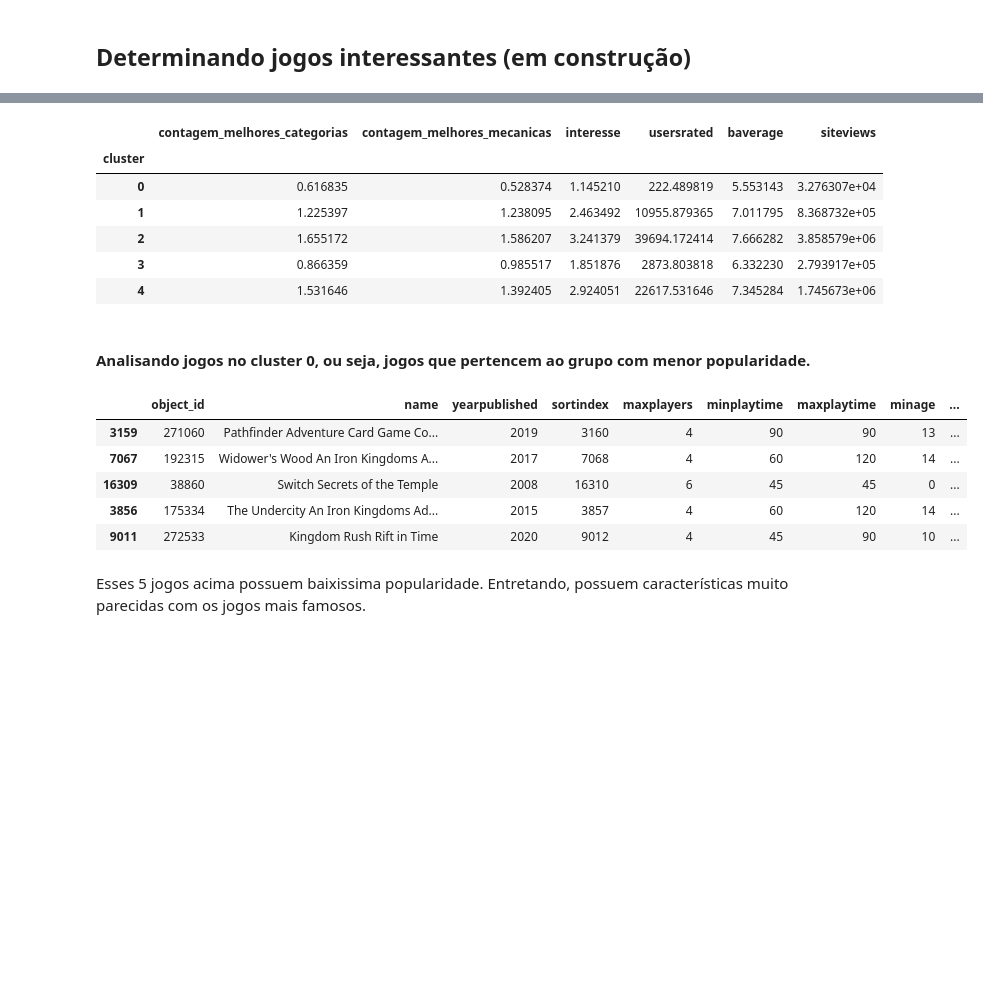
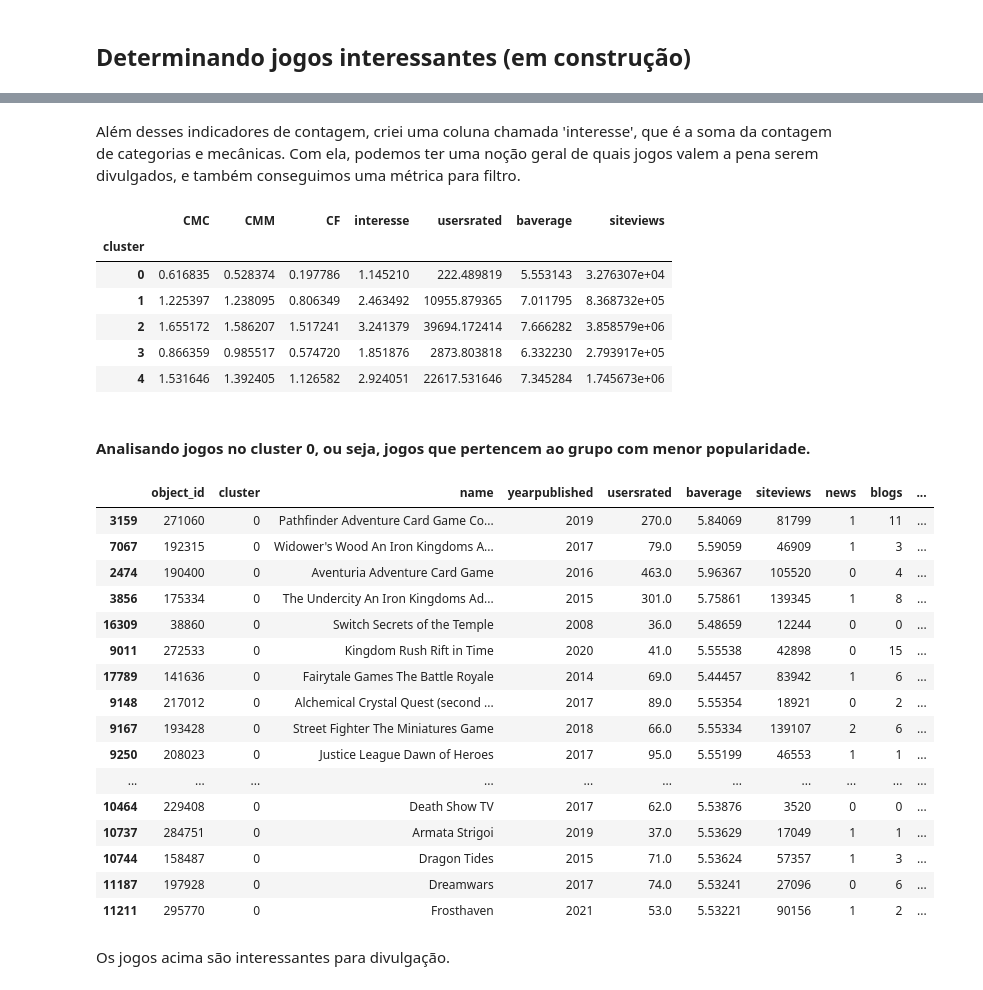
Before and after one commit to enzo-giannoni/Treinamento-1, a Jupyter notebook: storytelling-enzo.ipynb, the cells around one changed output, grey strips where cells are left out. Drawn from its saved outputs; the diff is of its cells as text; code cells hidden in the pictures; blank space fills up the shorter version.

```diff
--- a/storytelling-enzo.ipynb
+++ b/storytelling-enzo.ipynb
@@ -349,7 +372,9 @@ A idéia é verificar quantas categorias e mecânicas dos jogos estão dentre as
 # Pegando as 6 melhores categorias e 4 melhores mecanicas
 melhores_categorias = category_count2e4['feature'].head(6).copy()
 melhores_mecanicas = mechanic_count2e4['feature'].head(4).copy()
+melhores_familias = family_count2e4['feature'].head(10).copy()
 # %%
+# Funções de contagem
 def conta_melhores_categorias(features: list) -> int:
     contador = 0
     for feature in features:
@@ -363,7 +388,17 @@ def conta_melhores_mecanicas(features: list) -> int:
         if feature in melhores_mecanicas.to_list():
             contador += 1
     return contador
+
+def conta_melhores_familias(features: list) -> int:
+    contador = 0
+    for feature in features:
+        if feature in melhores_familias.to_list():
+            contador += 1
+    return contador
 # %%
-df_filtrado['contagem_melhores_categorias'] = df_filtrado['boardgamecategory'].apply(conta_melhores_categorias)
-df_filtrado['contagem_melhores_mecanicas'] = df_filtrado['boardgamemechanic'].apply(conta_melhores_mecanicas)
+# Criando colunas de contagem,  e uma colunas de interesse, que é a soma das duas contagens.
+df_filtrado['CMC'] = df_filtrado['boardgamecategory'].apply(conta_melhores_categorias)
+df_filtrado['CMM'] = df_filtrado['boardgamemechanic'].apply(conta_melhores_mecanicas)
+df_filtrado['CF'] = df_filtrado['boardgamefamily'].apply(conta_melhores_familias)
+
 df_filtrado['interesse'] = df_filtrado['contagem_melhores_categorias'] + df_filtrado['contagem_melhores_mecanicas']
@@ -370,23 +413,40 @@ df_filtrado['interesse'] = df_filtrado['contagem_melhores_categorias'] + df_filt
+# %% [markdown]
+Além desses indicadores de contagem, criei uma coluna chamada 'interesse', que é a soma da contagem de categorias e mecânicas. Com ela, podemos ter uma noção geral de quais jogos valem a pena serem divulgados, e também conseguimos uma métrica para filtro.
 # %%
-df_filtrado[['contagem_melhores_categorias', 'contagem_melhores_mecanicas', 'interesse', 'usersrated', 'cluster', 'baverage', 'siteviews']].groupby(by=['cluster']).mean()
+df_filtrado[['CMC', 'CMM', 'CF', 'interesse', 'usersrated', 'cluster', 'baverage', 'siteviews']].groupby(by=['cluster']).mean()
 # %% [output]
-|  | contagem_melhores_categorias | contagem_melhores_mecanicas | interesse | usersrated | baverage | siteviews |
-| cluster |  |  |  |  |  |  |
-| 0 | 0.616835 | 0.528374 | 1.145210 | 222.489819 | 5.553143 | 3.276307e+04 |
-| 1 | 1.225397 | 1.238095 | 2.463492 | 10955.879365 | 7.011795 | 8.368732e+05 |
-| 2 | 1.655172 | 1.586207 | 3.241379 | 39694.172414 | 7.666282 | 3.858579e+06 |
-| 3 | 0.866359 | 0.985517 | 1.851876 | 2873.803818 | 6.332230 | 2.793917e+05 |
-| 4 | 1.531646 | 1.392405 | 2.924051 | 22617.531646 | 7.345284 | 1.745673e+06 |
+|  | CMC | CMM | CF | interesse | usersrated | baverage | siteviews |
+| cluster |  |  |  |  |  |  |  |
+| 0 | 0.616835 | 0.528374 | 0.197786 | 1.145210 | 222.489819 | 5.553143 | 3.276307e+04 |
+| 1 | 1.225397 | 1.238095 | 0.806349 | 2.463492 | 10955.879365 | 7.011795 | 8.368732e+05 |
+| 2 | 1.655172 | 1.586207 | 1.517241 | 3.241379 | 39694.172414 | 7.666282 | 3.858579e+06 |
+| 3 | 0.866359 | 0.985517 | 0.574720 | 1.851876 | 2873.803818 | 6.332230 | 2.793917e+05 |
+| 4 | 1.531646 | 1.392405 | 1.126582 | 2.924051 | 22617.531646 | 7.345284 | 1.745673e+06 |
 # %% [markdown]
 #### Analisando jogos no cluster 0, ou seja, jogos que pertencem ao grupo com menor popularidade.
+# %%
+colunas_finais = ['object_id', 'cluster', 'name', 'yearpublished', 'usersrated', 'baverage', 'siteviews', 'news', 'blogs', 'weblink', 'podcast'
+                  , 'CMC', 'CMM', 'CF', 'interesse']
+df_analise_final = df_filtrado[colunas_finais].copy()
 # %%
-df_filtrado.query('cluster == 0').sort_values(by=['interesse'], ascending=False).head()
+df_analise_final.query('cluster == 0 & baverage >= 5 & interesse >= 6').sort_values(by=['interesse'], ascending=False).head(20)
 # %% [output]
-|  | object_id | name | yearpublished | sortindex | maxplayers | minplaytime | maxplaytime | minage | ... |
-| 3159 | 271060 | Pathfinder Adventure Card Game Co... | 2019 | 3160 | 4 | 90 | 90 | 13 | ... |
-| 7067 | 192315 | Widower's Wood An Iron Kingdoms A... | 2017 | 7068 | 4 | 60 | 120 | 14 | ... |
-| 16309 | 38860 | Switch Secrets of the Temple | 2008 | 16310 | 6 | 45 | 45 | 0 | ... |
-| 3856 | 175334 | The Undercity An Iron Kingdoms Ad... | 2015 | 3857 | 4 | 60 | 120 | 14 | ... |
-| 9011 | 272533 | Kingdom Rush Rift in Time | 2020 | 9012 | 4 | 45 | 90 | 10 | ... |
+|  | object_id | cluster | name | yearpublished | usersrated | baverage | siteviews | news | blogs | ... |
+| 3159 | 271060 | 0 | Pathfinder Adventure Card Game Co... | 2019 | 270.0 | 5.84069 | 81799 | 1 | 11 | ... |
+| 7067 | 192315 | 0 | Widower's Wood An Iron Kingdoms A... | 2017 | 79.0 | 5.59059 | 46909 | 1 | 3 | ... |
+| 2474 | 190400 | 0 | Aventuria Adventure Card Game | 2016 | 463.0 | 5.96367 | 105520 | 0 | 4 | ... |
+| 3856 | 175334 | 0 | The Undercity An Iron Kingdoms Ad... | 2015 | 301.0 | 5.75861 | 139345 | 1 | 8 | ... |
+| 16309 | 38860 | 0 | Switch Secrets of the Temple | 2008 | 36.0 | 5.48659 | 12244 | 0 | 0 | ... |
+| 9011 | 272533 | 0 | Kingdom Rush Rift in Time | 2020 | 41.0 | 5.55538 | 42898 | 0 | 15 | ... |
+| 17789 | 141636 | 0 | Fairytale Games The Battle Royale | 2014 | 69.0 | 5.44457 | 83942 | 1 | 6 | ... |
+| 9148 | 217012 | 0 | Alchemical Crystal Quest (second ... | 2017 | 89.0 | 5.55354 | 18921 | 0 | 2 | ... |
+| 9167 | 193428 | 0 | Street Fighter The Miniatures Game | 2018 | 66.0 | 5.55334 | 139107 | 2 | 6 | ... |
+| 9250 | 208023 | 0 | Justice League Dawn of Heroes | 2017 | 95.0 | 5.55199 | 46553 | 1 | 1 | ... |
+| ... | ... | ... | ... | ... | ... | ... | ... | ... | ... | ... |
+| 10464 | 229408 | 0 | Death Show TV | 2017 | 62.0 | 5.53876 | 3520 | 0 | 0 | ... |
+| 10737 | 284751 | 0 | Armata Strigoi | 2019 | 37.0 | 5.53629 | 17049 | 1 | 1 | ... |
+| 10744 | 158487 | 0 | Dragon Tides | 2015 | 71.0 | 5.53624 | 57357 | 1 | 3 | ... |
+| 11187 | 197928 | 0 | Dreamwars | 2017 | 74.0 | 5.53241 | 27096 | 0 | 6 | ... |
+| 11211 | 295770 | 0 | Frosthaven | 2021 | 53.0 | 5.53221 | 90156 | 1 | 2 | ... |
-# %% [markdown]
-Esses 5 jogos acima possuem baixissima popularidade. Entretando, possuem características muito parecidas com os jogos mais famosos.
+# %% [markdown]
+Os jogos acima são interessantes para divulgação.
```
Also changed, not shown: parts of 7 cells of this notebook.
